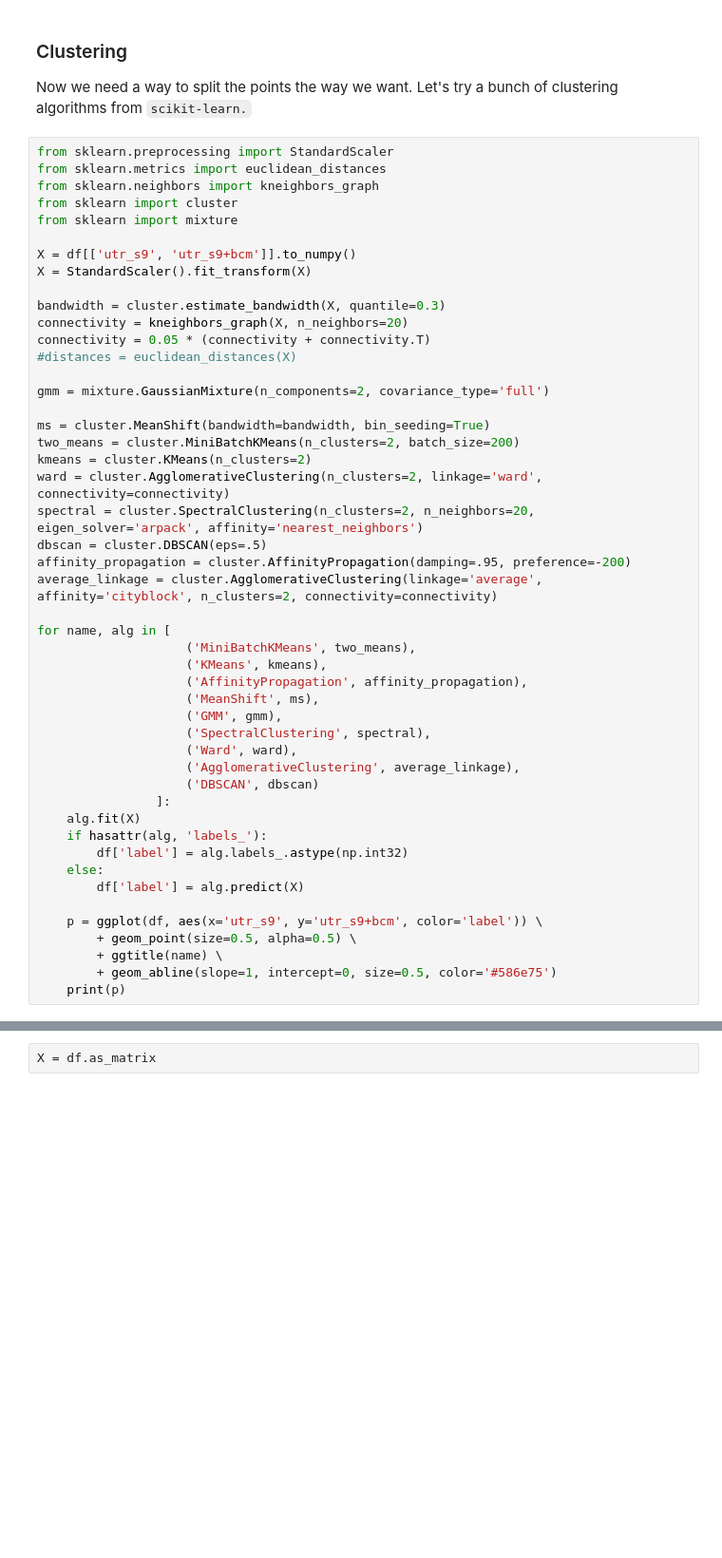
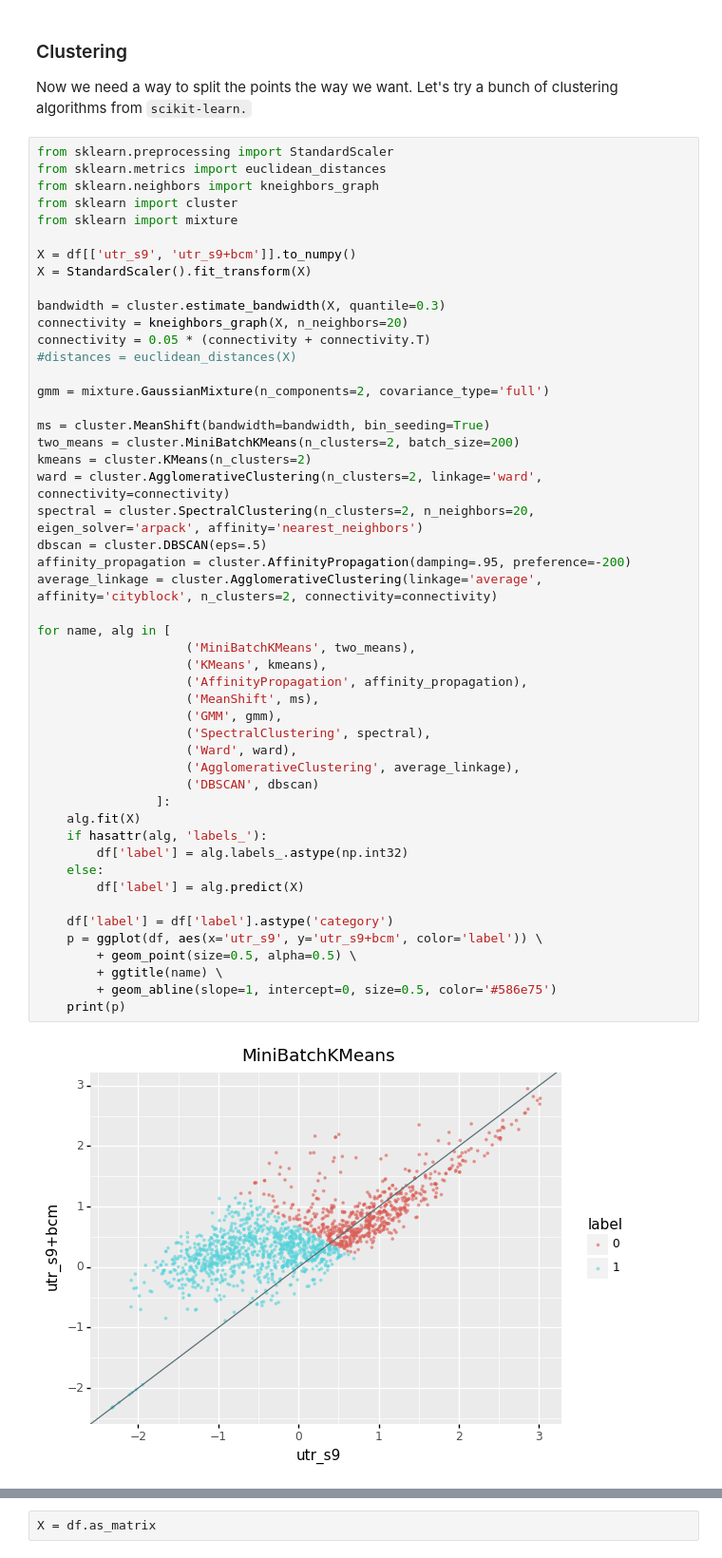
Before and after one commit to NudlerLab/biodata, a Jupyter notebook: sessions/examples/02 - Python machine learning - clustering.ipynb, the cells around one changed output, grey strips where cells are left out. Shown at 95% size. Cells and saved outputs as stored; diff of their text form; blank space fills up the shorter version.

```diff
--- a/sessions/examples/02 - Python machine learning - clustering.ipynb
+++ b/sessions/examples/02 - Python machine learning - clustering.ipynb
@@ -105,30 +139,33 @@ ms = cluster.MeanShift(bandwidth=bandwidth, bin_seeding=True)
 two_means = cluster.MiniBatchKMeans(n_clusters=2, batch_size=200)
 kmeans = cluster.KMeans(n_clusters=2)
 ward = cluster.AgglomerativeClustering(n_clusters=2, linkage='ward', connectivity=connectivity)
 spectral = cluster.SpectralClustering(n_clusters=2, n_neighbors=20, eigen_solver='arpack', affinity='nearest_neighbors')
 dbscan = cluster.DBSCAN(eps=.5)
 affinity_propagation = cluster.AffinityPropagation(damping=.95, preference=-200)
 average_linkage = cluster.AgglomerativeClustering(linkage='average', affinity='cityblock', n_clusters=2, connectivity=connectivity)
 
 for name, alg in [
                     ('MiniBatchKMeans', two_means),
                     ('KMeans', kmeans),
                     ('AffinityPropagation', affinity_propagation),
                     ('MeanShift', ms),
                     ('GMM', gmm),
                     ('SpectralClustering', spectral),
                     ('Ward', ward),
                     ('AgglomerativeClustering', average_linkage),
                     ('DBSCAN', dbscan)
                 ]:
     alg.fit(X)
     if hasattr(alg, 'labels_'):
         df['label'] = alg.labels_.astype(np.int32)
     else:
         df['label'] = alg.predict(X)
 
+    df['label'] = df['label'].astype('category')
     p = ggplot(df, aes(x='utr_s9', y='utr_s9+bcm', color='label')) \
         + geom_point(size=0.5, alpha=0.5) \
         + ggtitle(name) \
         + geom_abline(slope=1, intercept=0, size=0.5, color='#586e75')
     print(p)
+# %% [output]
+[figure, added]
```
Also changed, not shown: parts of 5 cells of this notebook, 2 other files.
